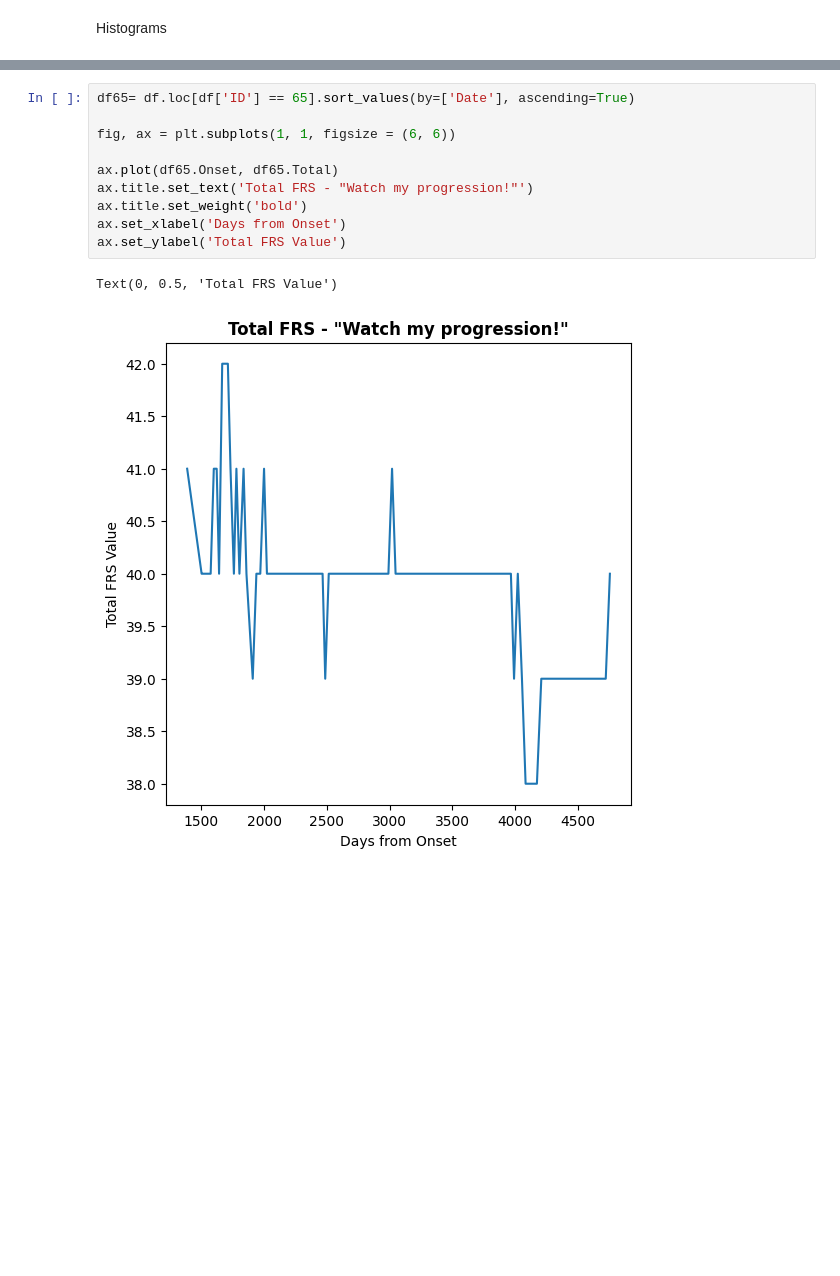
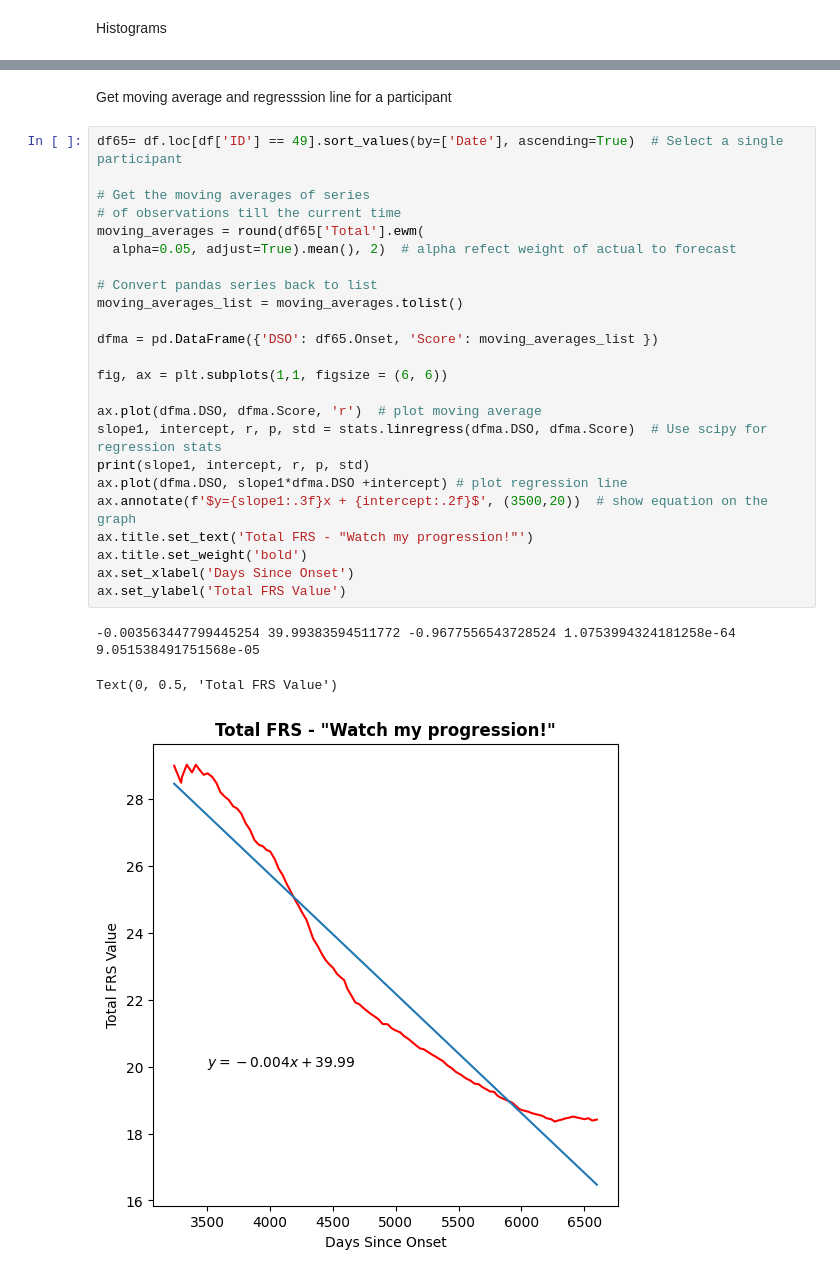
Before and after one commit to cliffeby/tdi, a Jupyter notebook: FRS.ipynb, the cells around one changed output, grey strips where cells are left out. Cells and saved outputs as stored; diff of their text form; blank space fills up the shorter version.

```diff
--- a/FRS.ipynb
+++ b/FRS.ipynb
@@ -112,13 +115,30 @@ plt.show()
-# %%
-df65= df.loc[df['ID'] == 65].sort_values(by=['Date'], ascending=True)
-
-fig, ax = plt.subplots(1, 1, figsize = (6, 6))
-
-ax.plot(df65.Onset, df65.Total)
-ax.title.set_text('Total FRS - "Watch my progression!"')
-ax.title.set_weight('bold')
-ax.set_xlabel('Days from Onset')
-ax.set_ylabel('Total FRS Value')
-# %% [output]
-Text(0, 0.5, 'Total FRS Value')
-[figure, removed]
+# %% [markdown]
+Get moving average and regresssion line for a participant
+# %%
+df65= df.loc[df['ID'] == 49].sort_values(by=['Date'], ascending=True)  # Select a single participant
+
+# Get the moving averages of series
+# of observations till the current time
+moving_averages = round(df65['Total'].ewm(
+  alpha=0.05, adjust=True).mean(), 2)  # alpha refect weight of actual to forecast
+
+# Convert pandas series back to list
+moving_averages_list = moving_averages.tolist()
+
+dfma = pd.DataFrame({'DSO': df65.Onset, 'Score': moving_averages_list })
+
+fig, ax = plt.subplots(1,1, figsize = (6, 6))
+
+ax.plot(dfma.DSO, dfma.Score, 'r')  # plot moving average
+slope1, intercept, r, p, std = stats.linregress(dfma.DSO, dfma.Score)  # Use scipy for regression stats
+print(slope1, intercept, r, p, std)
+ax.plot(dfma.DSO, slope1*dfma.DSO +intercept) # plot regression line
+ax.annotate(f'$y={slope1:.3f}x + {intercept:.2f}$', (3500,20))  # show equation on the graph
+ax.title.set_text('Total FRS - "Watch my progression!"')
+ax.title.set_weight('bold')
+ax.set_xlabel('Days Since Onset')
+ax.set_ylabel('Total FRS Value')
+# %% [output]
+-0.003563447799445254 39.99383594511772 -0.9677556543728524 1.0753994324181258e-64 9.051538491751568e-05
+Text(0, 0.5, 'Total FRS Value')
+[figure, added]
```
Also changed, not shown: parts of 14 cells of this notebook, 6 other files.
